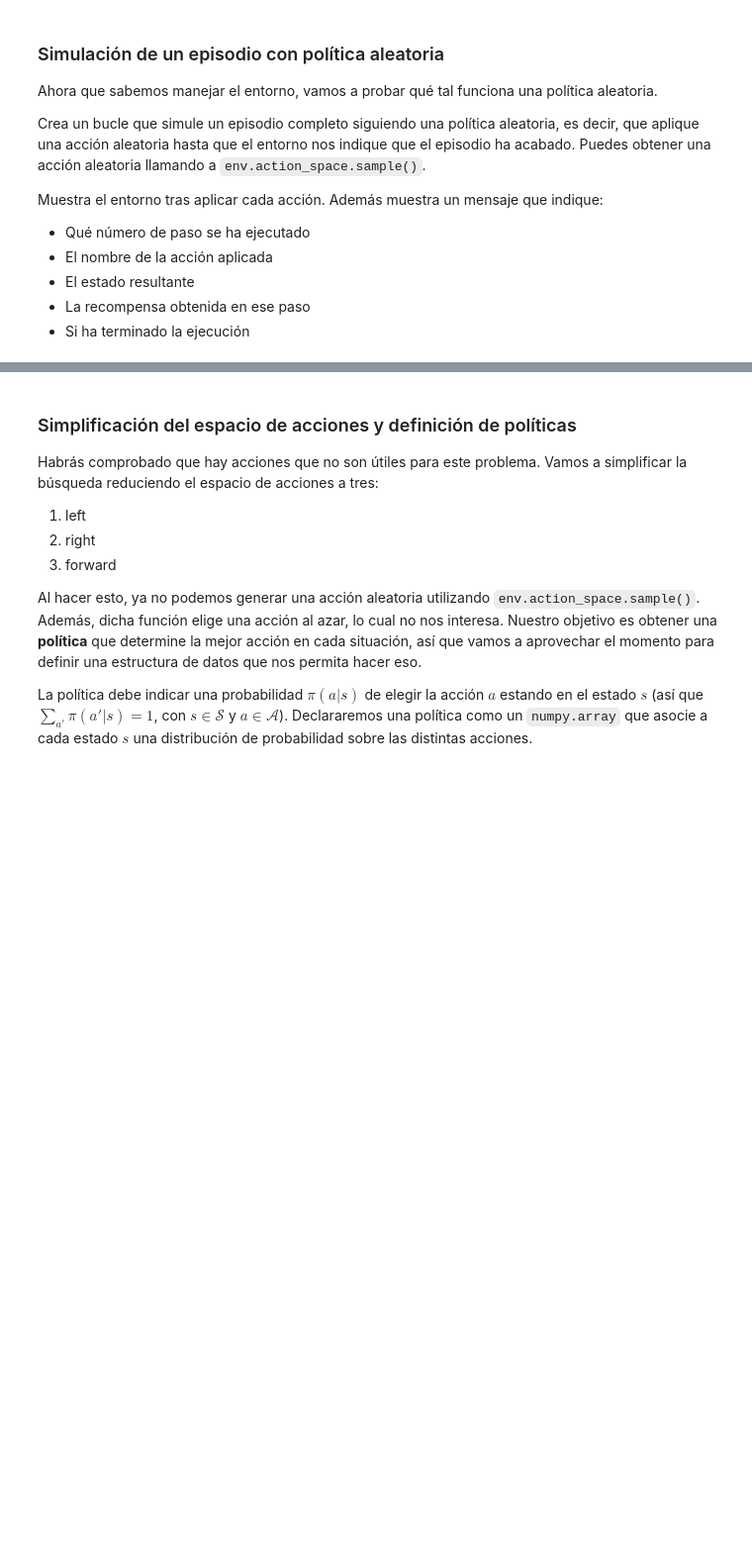
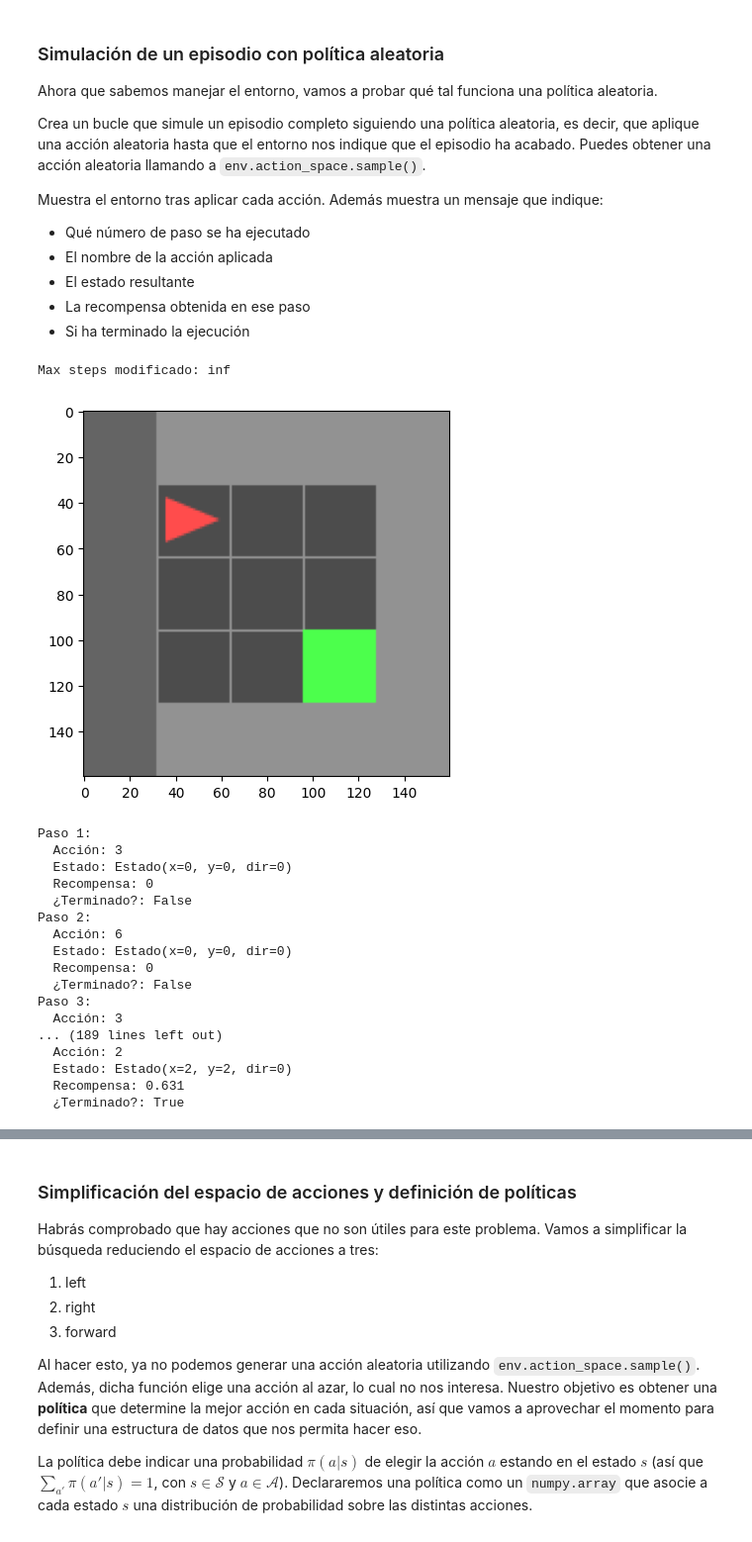
Before and after one commit to EmilioUcelayLojo/AA3, a Jupyter notebook: lab4/lab4.ipynb, the cells around one changed output, grey strips where cells are left out. Shown at 99% size. Cells and saved outputs as stored; diff of their text form; code cells hidden in the pictures; blank space fills up the shorter version.

```diff
--- a/lab4/lab4.ipynb
+++ b/lab4/lab4.ipynb
@@ -129,11 +138,49 @@ Muestra el entorno tras aplicar cada acción. Además muestra un mensaje que ind
 # %%
 # Eliminamos el límite de pasos por episodio. Solo acabará el episodio al alcanzar la meta.
 env.max_steps = float('inf')
 print(f'Max steps modificado: {env.max_steps}')
 
 
 completado = False
 contador = 0
+# Mostrar el entorno
+muestra_entorno(env)
+
 while not completado:
     # TODO - Completa el bucle
-    ...
+    # Obtener una acción aleatoria
+    accion = env.action_space.sample()
+
+    # Ejecutar la acción y obtener información del entorno
+    observacion, recompensa, terminado, truncado, info = env.step(accion)
+
+    # Mostrar información del paso
+    contador += 1
+    print(f'Paso {contador}:')
+    print(f'  Acción: {accion}')
+    print(f'  Estado: {get_estado(env)}')  # Usando la función get_estado
+    print(f'  Recompensa: {recompensa}')
+    print(f'  ¿Terminado?: {terminado}')
+
+    # Actualizar la condición de finalización
+    completado = terminado or truncado
+# %% [output]
+Max steps modificado: inf
+[figure, added]
+Paso 1:
+  Acción: 3
+  Estado: Estado(x=0, y=0, dir=0)
+  Recompensa: 0
+  ¿Terminado?: False
+Paso 2:
+  Acción: 6
+  Estado: Estado(x=0, y=0, dir=0)
+  Recompensa: 0
+  ¿Terminado?: False
+Paso 3:
+  Acción: 3
+... (189 lines left out)
+  Acción: 2
+  Estado: Estado(x=2, y=2, dir=0)
+  Recompensa: 0.631
+  ¿Terminado?: True
```
Also changed, not shown: parts of 6 cells of this notebook.
